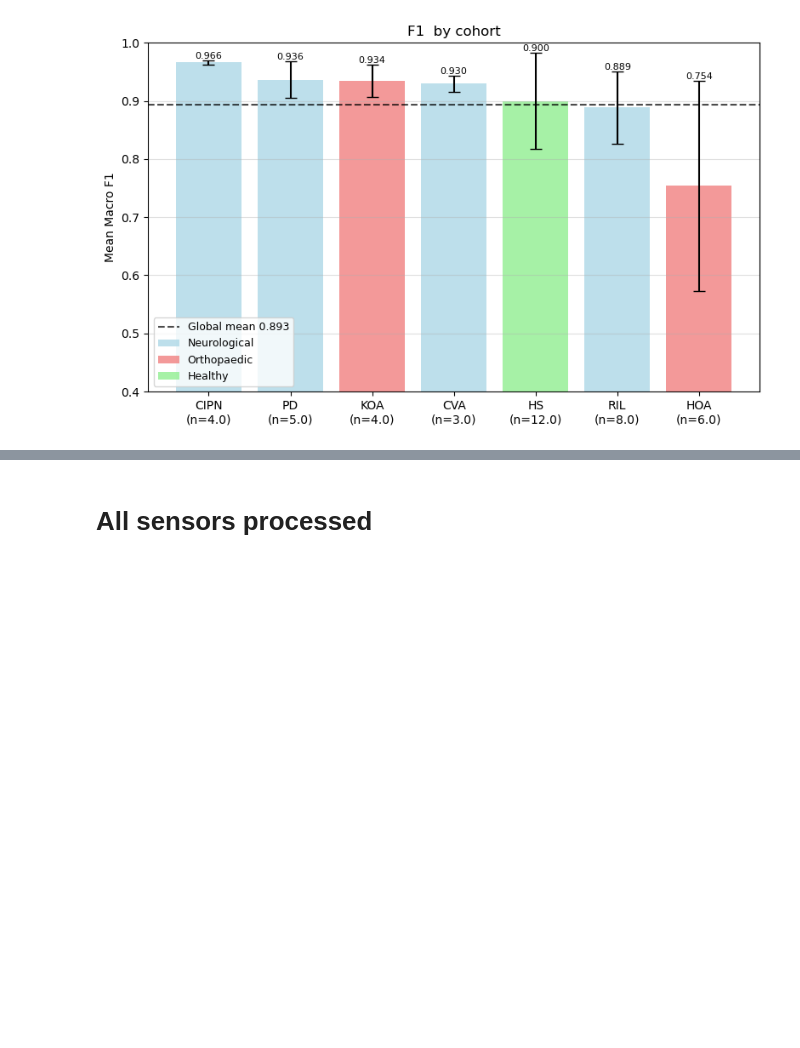
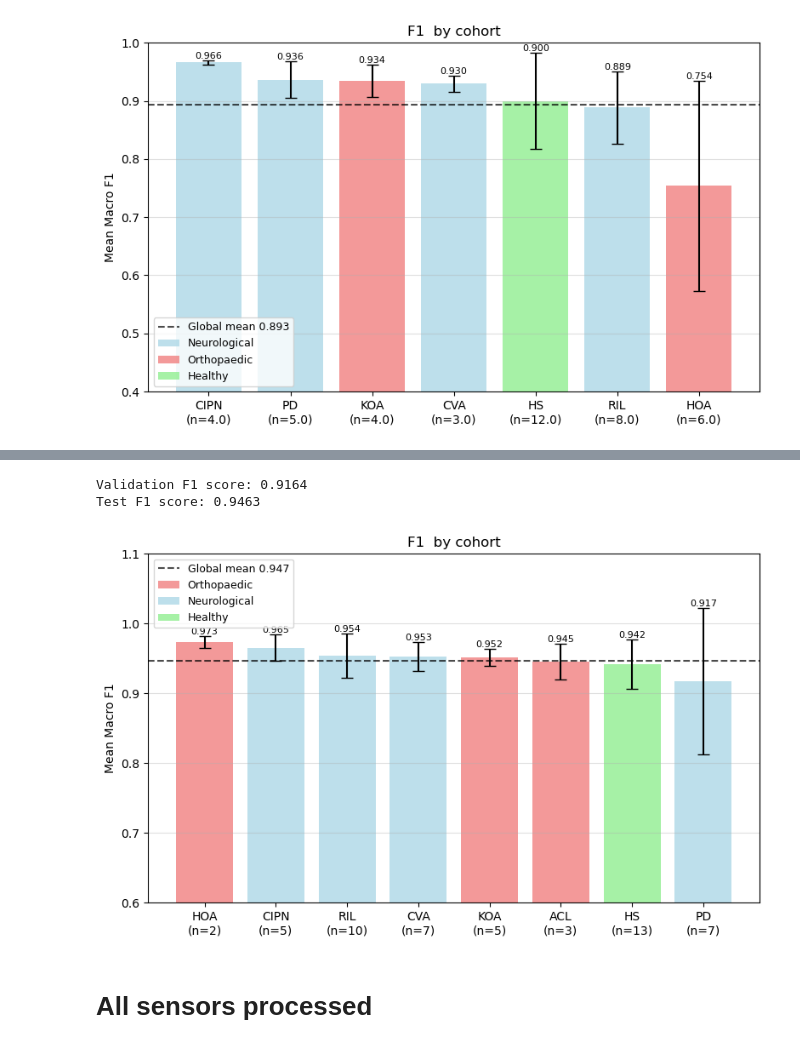
Before and after one commit to EnekoIsturitzSesma/GAIT-Analysis, a Jupyter notebook: notebooks/sensor_test.ipynb, the cells around one changed output, grey strips where cells are left out. Cells and saved outputs as stored; diff of their text form; code cells hidden in the pictures; blank space fills up the shorter version.

```diff
--- a/notebooks/sensor_test.ipynb
+++ b/notebooks/sensor_test.ipynb
@@ -415,3 +481,19 @@ stats = plot_f1_by_cohort(df_test_f1, title="F1  by cohort")
+# %%
+print(f"Validation F1 score: {best_val_f1:.4f}")
+print(f"Test F1 score: {test_f1:.4f}")
+# %% [output]
+Validation F1 score: 0.9164
+Test F1 score: 0.9463
+# %%
+diseases = []
+for subj in df_test_f1['subject']:
+  diseases.append(subj.split("_")[0])
+
+df_test_f1['Disease'] = diseases
+
+stats = plot_f1_by_cohort(df_test_f1, title="F1  by cohort")
+# %% [output]
+[figure, added]
 # %% [markdown]
 # All sensors processed
 # %%
```
Also changed, not shown: parts of 18 cells of this notebook, 2 other files.
